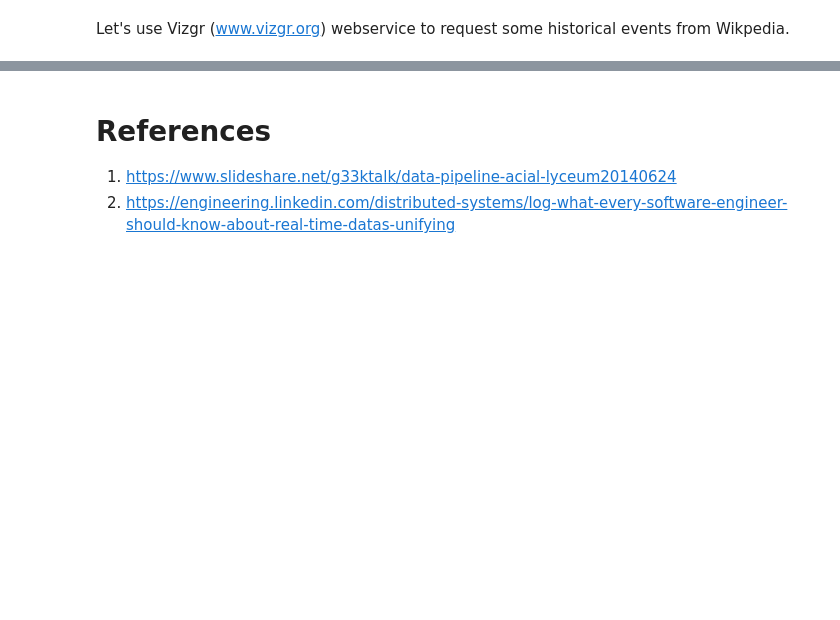
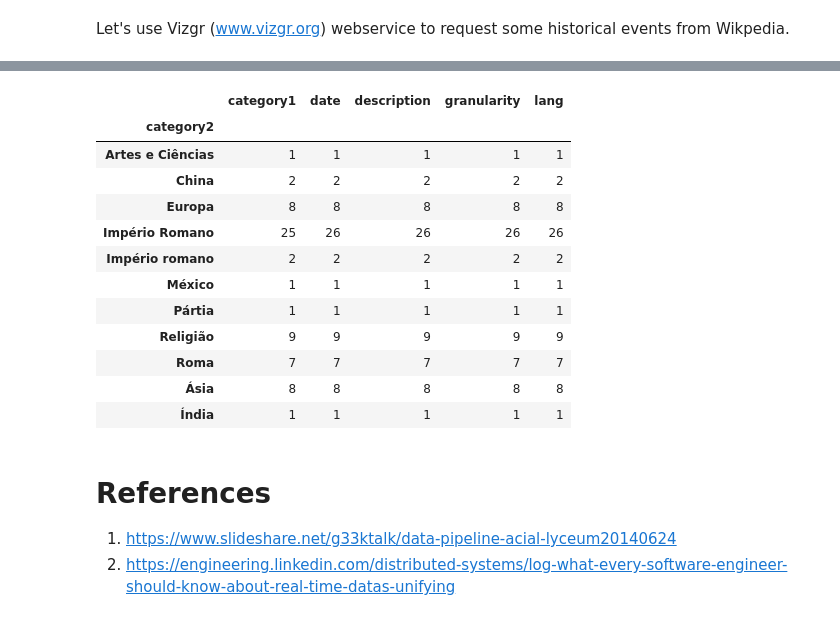
Before and after one commit to wespatrocinio/data-pipeline-study, a Jupyter notebook: notebooks/fundamentals_of_data_pipeline.ipynb, the cells around one changed output, grey strips where cells are left out. Cells and saved outputs as stored; diff of their text form; code cells hidden in the pictures; blank space fills up the shorter version.

```diff
--- a/notebooks/fundamentals_of_data_pipeline.ipynb
+++ b/notebooks/fundamentals_of_data_pipeline.ipynb
@@ -98,3 +268,19 @@ instance
+# %%
+df.groupby(['category2']).count()
+# %% [output]
+|  | category1 | date | description | granularity | lang |
+| category2 |  |  |  |  |  |
+| Artes e Ciências | 1 | 1 | 1 | 1 | 1 |
+| China | 2 | 2 | 2 | 2 | 2 |
+| Europa | 8 | 8 | 8 | 8 | 8 |
+| Império Romano | 25 | 26 | 26 | 26 | 26 |
+| Império romano | 2 | 2 | 2 | 2 | 2 |
+| México | 1 | 1 | 1 | 1 | 1 |
+| Pártia | 1 | 1 | 1 | 1 | 1 |
+| Religião | 9 | 9 | 9 | 9 | 9 |
+| Roma | 7 | 7 | 7 | 7 | 7 |
+| Ásia | 8 | 8 | 8 | 8 | 8 |
+| Índia | 1 | 1 | 1 | 1 | 1 |
 # %% [markdown]
 # References
 
```
Also changed, not shown: parts of 39 cells of this notebook, 1 other file.
